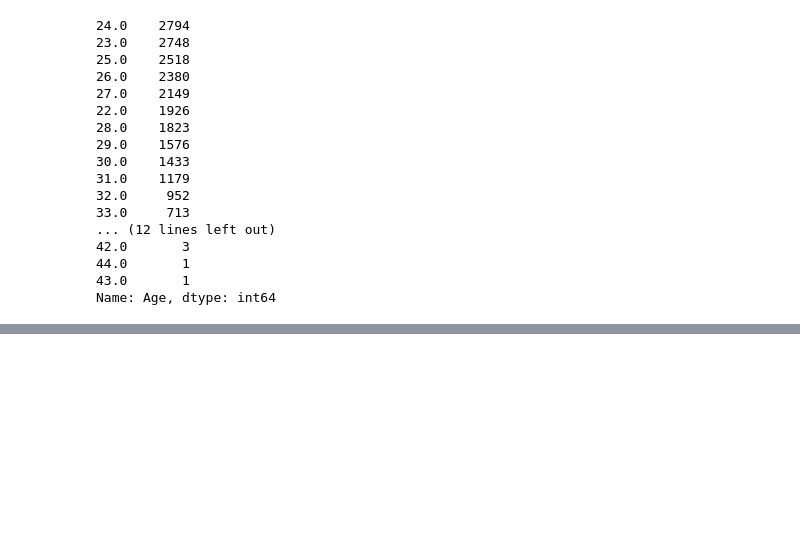
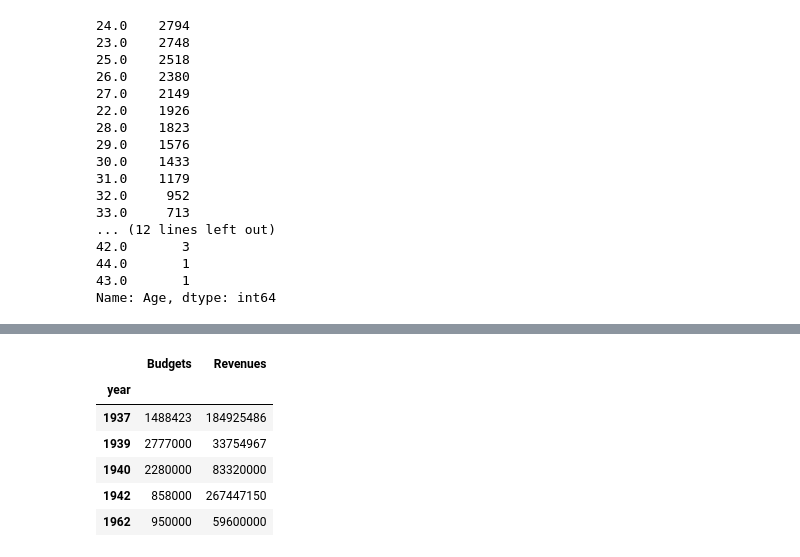
Before and after one commit to smayluk/ds-tasks, a Jupyter notebook: 12/task.ipynb, the cells around one changed output, grey strips where cells are left out. Cells and saved outputs as stored; diff of their text form; code cells hidden in the pictures; blank space fills up the shorter version.

```diff
--- a/12/task.ipynb
+++ b/12/task.ipynb
@@ -42,0 +103,11 @@ plt.show()
+# %%
+years_df.columns = ['Budgets', 'Revenues']
+years_df.head()
+# %% [output]
+|  | Budgets | Revenues |
+| year |  |  |
+| 1937 | 1488423 | 184925486 |
+| 1939 | 2777000 | 33754967 |
+| 1940 | 2280000 | 83320000 |
+| 1942 | 858000 | 267447150 |
+| 1962 | 950000 | 59600000 |
```
Also changed, not shown: parts of 25 cells of this notebook, 1 other file.
